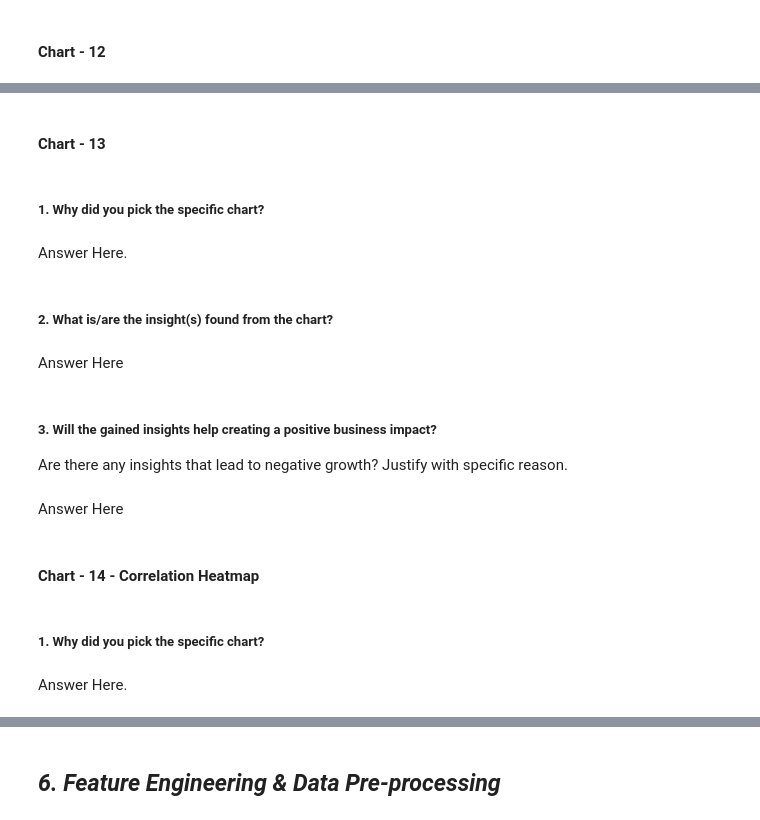
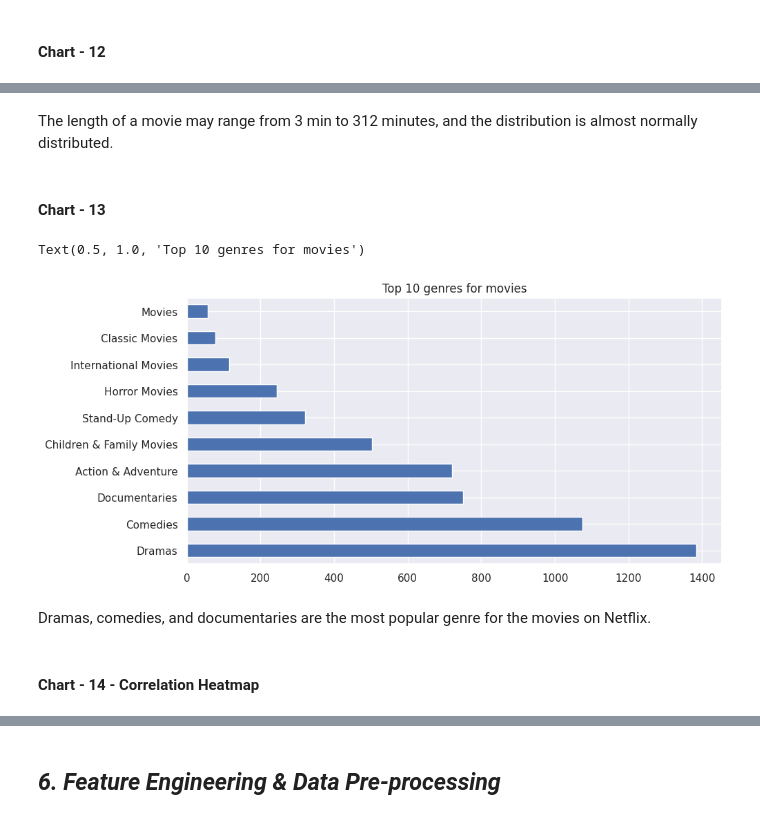
Before and after one commit to prbrtbiswal/Unsupervised-ML, a Jupyter notebook: Unsupervised_ML_Submission.ipynb, the cells around one changed output, grey strips where cells are left out. Saved outputs shown, nothing was run; the diff lists cells and outputs as text; code cells hidden in the pictures.

```diff
--- a/Unsupervised_ML_Submission.ipynb
+++ b/Unsupervised_ML_Submission.ipynb
@@ -701,2 +714,4 @@ Answer Here
+# %% [markdown]
+The length of a movie may range from 3 min to 312 minutes, and the distribution is almost normally distributed.
 # %% [markdown]
 #### Chart - 13
@@ -705,15 +718,12 @@ Answer Here
-# %% [markdown]
-##### 1. Why did you pick the specific chart?
-# %% [markdown]
-Answer Here.
-# %% [markdown]
-##### 2. What is/are the insight(s) found from the chart?
-# %% [markdown]
-Answer Here
-# %% [markdown]
-##### 3. Will the gained insights help creating a positive business impact?
-Are there any insights that lead to negative growth? Justify with specific reason.
-# %% [markdown]
-Answer Here
+# %%
+# Chart - 13 visualization code
+plt.figure(figsize=(10,5))
+df[df['type']=='Movie'].listed_in.value_counts().nlargest(10).plot(kind='barh')
+plt.title('Top 10 genres for movies')
+# %% [output]
+Text(0.5, 1.0, 'Top 10 genres for movies')
+[figure, added]
+# %% [markdown]
+Dramas, comedies, and documentaries are the most popular genre for the movies on Netflix.
 # %% [markdown]
 #### Chart - 14 - Correlation Heatmap
@@ -722,4 +729,0 @@ Answer Here
-# %% [markdown]
-##### 1. Why did you pick the specific chart?
-# %% [markdown]
-Answer Here.
```
Also changed, not shown: parts of 92 cells of this notebook.
